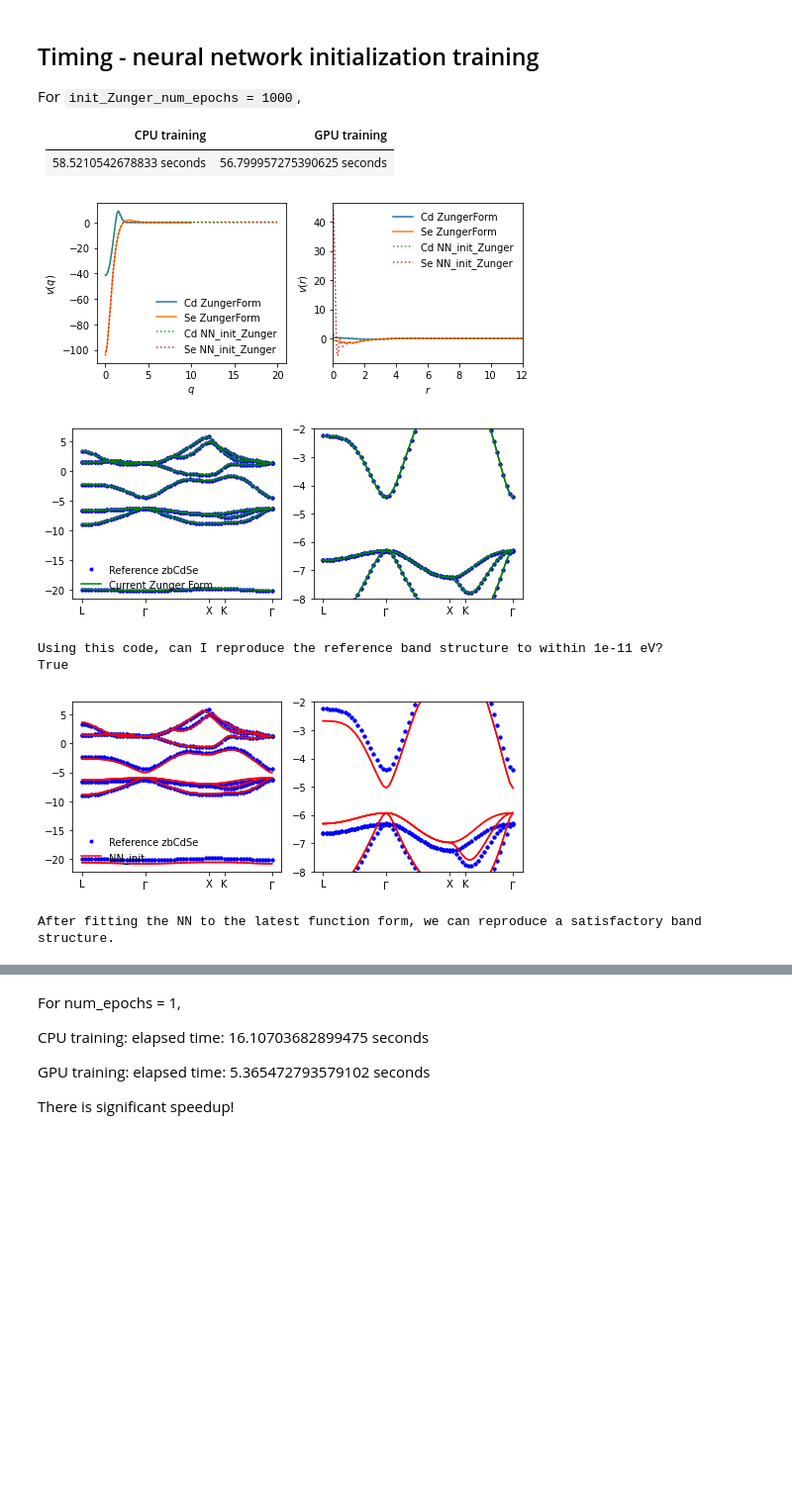
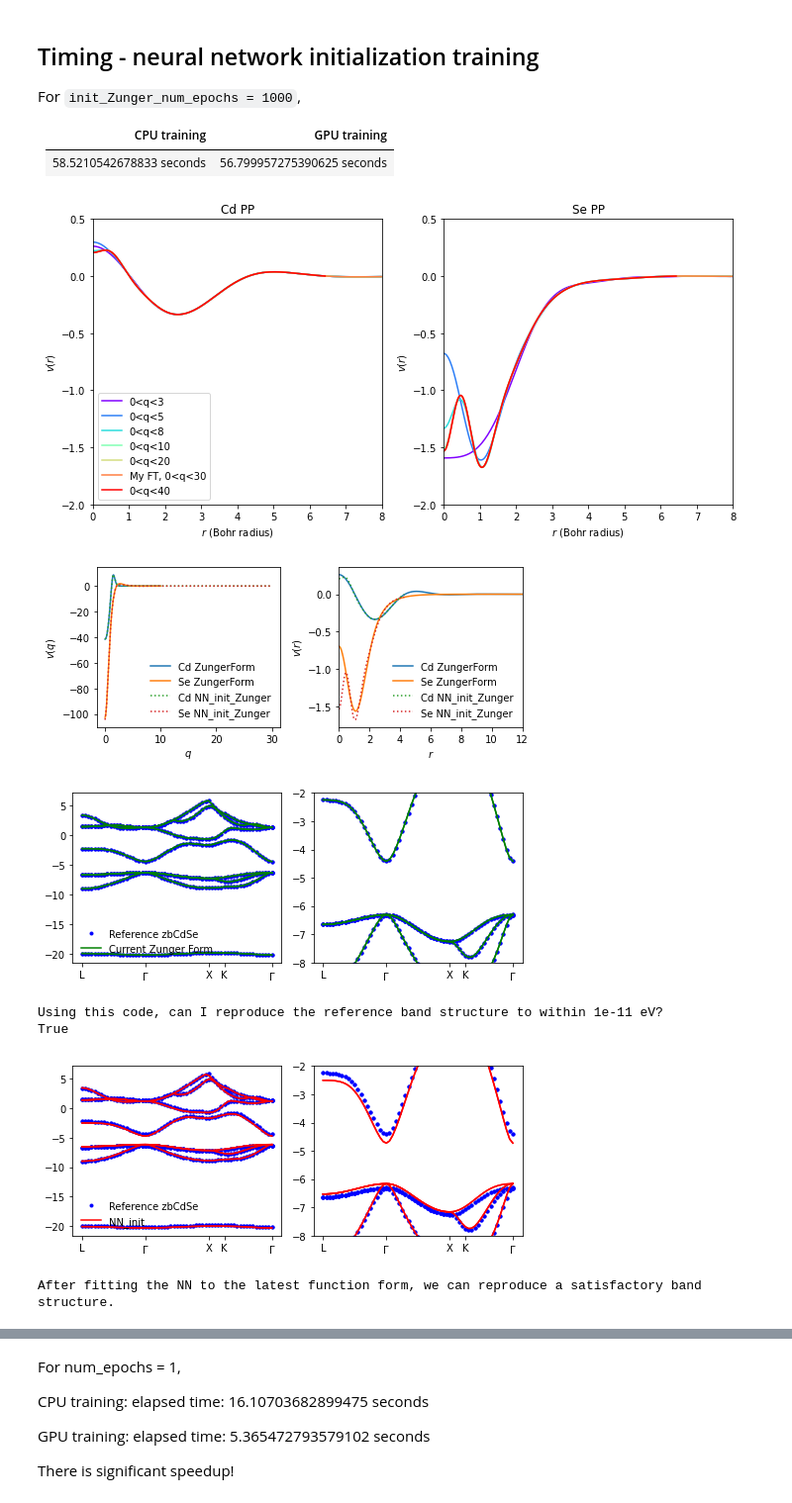
Before and after one commit to TommyLinkl/DeePseudopot, a Jupyter notebook: zbCdSe_fitting_NN_init.ipynb, the cells around one changed output, grey strips where cells are left out. Shown: that part at 99% size. Drawn from its saved outputs; the diff is of its cells as text; code cells hidden in the pictures; blank space fills up the shorter version.

```diff
--- a/zbCdSe_fitting_NN_init.ipynb
+++ b/zbCdSe_fitting_NN_init.ipynb
@@ -359,14 +425,11 @@ def calcBandStruct_GPU(NN_boolean, model, basisStates, nkpt, kpts_coord, nAtoms,
 # %%
 # Create Net model class
 # PPmodel = nn_models.Net_relu_xavier_BN_dropout_decay([1, 20, 20, 20, 2])
-PPmodel = nn_models.Net_relu_xavier([1, 20, 20, 20, 2])
+# PPmodel = nn_models.Net_relu_xavier([1, 20, 20, 20, 2])
+# PPmodel = nn_models.Net_relu_xavier_decay1([1, 20, 20, 20, 2], 1.5, 6)
+PPmodel = nn_models.Net_relu_xavier_decay2([1, 20, 20, 20, 2])
 
-# Validating on the initialized NN model
-# print("list(model.parameters()):\n ", list(PPmodel.parameters()))
-# print("\nmodel.state_dict():\n ", PPmodel.state_dict())
 PPmodel.eval()
-# print(PPmodel(torch.tensor([[1.0]])))
-# print(PPmodel(torch.tensor([[1.0], [2.0]])))
 NN_init = PPmodel(val_dataset.q)
 plotPP([val_dataset.q, val_dataset.q], [val_dataset.vq_Cd, NN_init[:, 0]], [val_dataset.vq_Se, NN_init[:, 1]], ["ZungerForm", "NN_init"], ["-", ":"], False)
 
@@ -375,6 +438,7 @@ def init_Zunger_weighted_mse(yhat,y,weight):
     return torch.mean(weight*(yhat-y)**2)
 #criterion=nn.MSELoss()
 
+'''
 def init_Zunger_train(model, train_loader, val_loader, criterion, optimizer, scheduler, scheduler_step, epochs, plot_every):
     training_cost=[]
     validation_cost=[]
@@ -406,6 +470,7 @@ def init_Zunger_train(model, train_loader, val_loader, criterion, optimizer, sch
         validation_cost.append(val_cost)
     plot_training_validation_cost(training_cost, validation_cost, True)
     return (training_cost, validation_cost)
+'''
 
 def init_Zunger_train_GPU(model, device, train_loader, val_loader, criterion, optimizer, scheduler, scheduler_step, epochs, plot_every):
     training_cost=[]
@@ -464,8 +529,10 @@ init_Zunger_num_epochs = 1000
 plotEvery = 500
 
 '''
+# CPU testing
 start_time = time.time()
-init_Zunger_train(PPmodel, trainloader, validationloader, init_Zunger_criterion, init_Zunger_optimizer, init_Zunger_scheduler, 20, init_Zunger_num_epochs, plotEvery)
+# device = torch.device("cpu")
+init_Zunger_train_GPU(PPmodel, device, trainloader, validationloader, init_Zunger_criterion, init_Zunger_optimizer, init_Zunger_scheduler, 20, init_Zunger_num_epochs, plotEvery)
 end_time = time.time()
 elapsed_time = end_time - start_time
 print(f"CPU training: elapsed time: {elapsed_time} seconds")
@@ -477,5 +544,6 @@ end_time = time.time()
 elapsed_time = end_time - start_time
 print(f"GPU training: elapsed time: {elapsed_time} seconds")
 
-torch.save(PPmodel.state_dict(), 'PPmodel_initZunger.pth')
+os.makedirs('zbCdSe_results', exist_ok=True)
+torch.save(PPmodel.state_dict(), 'zbCdSe_results/initZunger_PPmodel.pth')
 # %% [output]
@@ -497,28 +565,32 @@ For `init_Zunger_num_epochs = 1000`,
 # %%
 PPmodel.eval()
 PPmodel.cpu()
-plotqGrid = torch.linspace(0.0, 20.0, 3*NQGRID).view(-1, 1)
-NN = PPmodel(plotqGrid)
-plotPP([val_dataset.q, plotqGrid], [val_dataset.vq_Cd, NN[:, 0]], [val_dataset.vq_Se, NN[:, 1]], ["ZungerForm", f"NN_init_Zunger"], ["-", ":"], False);
+
+qmax = np.array([3.0, 5.0, 8.0, 10.0, 20.0, 30.0, 40.0])
+FT_converge_and_write_pp(qmax, PPmodel, 0.0, 8.0, -2.0, 0.5, 30.0, 1024,
+                         'zbCdSe_results/initZunger_plotPP.png', 'zbCdSe_results/initZunger_potCd.dat',
+                         'zbCdSe_results/initZunger_potSe.dat')
 
 basisStates = basis(maxKE, scale, unitCellVectors, gVectors, cellVolume)
 
 # current_Zunger_BandStruct = calcBandStruct(False, PPmodel, basisStates, nkpt, kpt_zbCdSe, nAtoms, atomPos, cellVolume, nBands)
 current_Zunger_BandStruct = calcBandStruct_GPU(False, PPmodel, basisStates, nkpt, kpt_zbCdSe, nAtoms, atomPos, cellVolume, nBands, device)
 plotBandStruct([Eref_zbCdSe, current_Zunger_BandStruct], ["bo", "g-"], ["Reference zbCdSe", "Current Zunger Form"])
 print("Using this code, can I reproduce the reference band structure to within 1e-11 eV? ")
 print(torch.allclose(Eref_zbCdSe, current_Zunger_BandStruct, atol=1e-11))
 
 # NN_init_BandStruct = calcBandStruct(True, PPmodel, basisStates, nkpt, kpt_zbCdSe, nAtoms, atomPos, cellVolume, nBands)
 NN_init_BandStruct = calcBandStruct_GPU(True, PPmodel, basisStates, nkpt, kpt_zbCdSe, nAtoms, atomPos, cellVolume, nBands, device)
-plotBandStruct([Eref_zbCdSe, NN_init_BandStruct], ["bo", "r-"], ["Reference zbCdSe", "NN_init"])
+fig = plotBandStruct([Eref_zbCdSe, NN_init_BandStruct], ["bo", "r-"], ["Reference zbCdSe", "NN_init"])
 print("After fitting the NN to the latest function form, we can reproduce a satisfactory band structure. ")
+fig.savefig('zbCdSe_results/initZunger_plotBS.png')
 # %% [output]
-[figure, old version]
+[figure, new version]
-[figure, old version]
+[figure, new version]
+[figure, new version]
 Using this code, can I reproduce the reference band structure to within 1e-11 eV?
 True
-[figure, old version]
+[figure, added]
 After fitting the NN to the latest function form, we can reproduce a satisfactory band structure.
 # %%
 def weighted_mse_bandStruct(Ehat, E, bandWeights, kptWeights):
```
Also changed, not shown: parts of 9 cells of this notebook, 25 other files.
